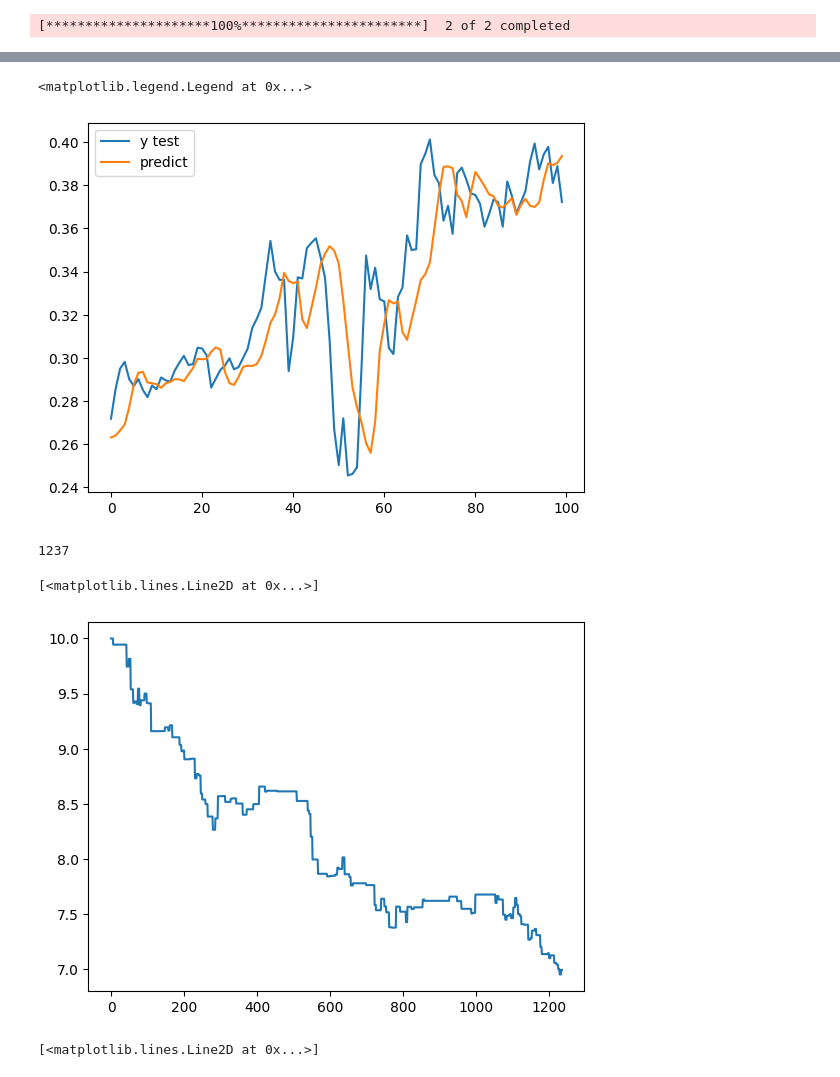
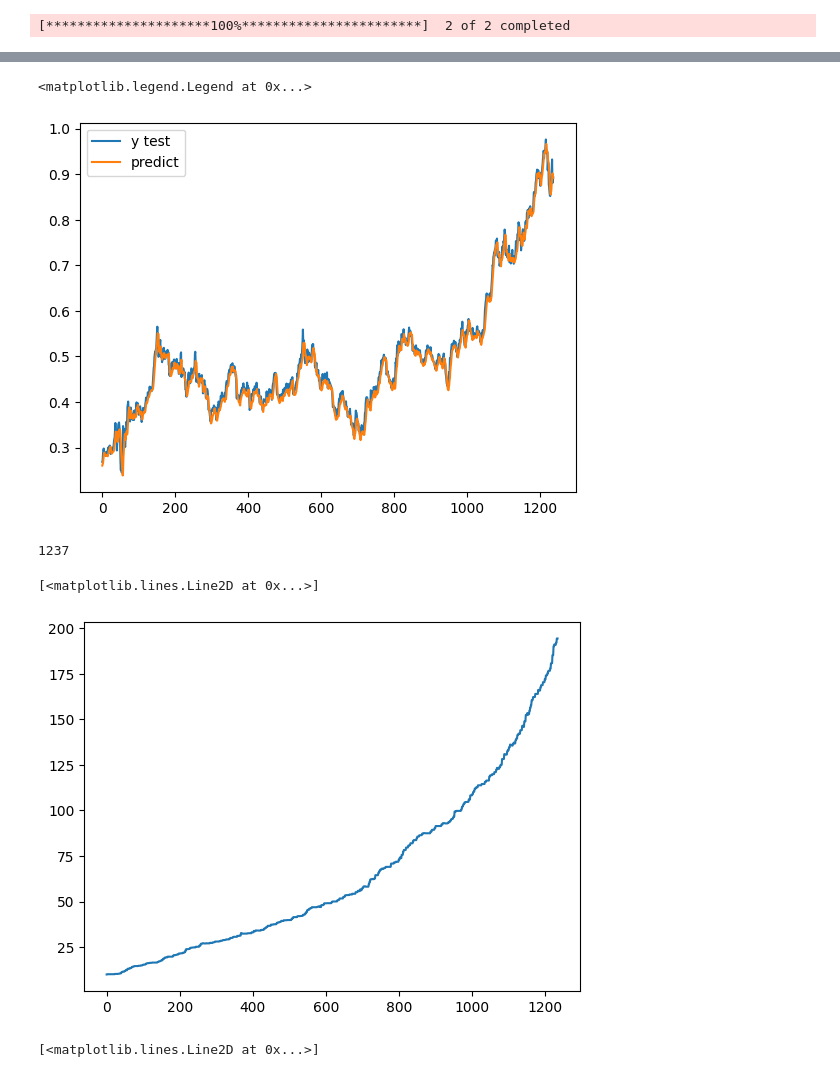
Before and after one commit to BrossBoy/internship, a Jupyter notebook: new_mid/train.ipynb, the cells around one changed output, grey strips where cells are left out. Cells and saved outputs as stored; diff of their text form; code cells hidden in the pictures.

```diff
--- a/new_mid/train.ipynb
+++ b/new_mid/train.ipynb
@@ -165,7 +165,7 @@ def split(data, size, range_day, close):
 def model_lstm(range_input=30, neurons=30, n_feature=3):
     model = Sequential()
     model.add(LSTM(neurons, input_shape=(range_input, n_feature), return_sequences=False))
-    model.add(LSTM(int(neurons/2), return_sequences=True))
+    # model.add(LSTM(int(neurons/2), return_sequences=False))
     model.add(Dense(1, activation="linear"))
     model.compile(loss='mean_squared_error', optimizer=optimizers.Adam())
     return model
@@ -187,6 +187,6 @@ print(x_train.shape)
 # %%
 model = model_lstm(range_input=x_train.shape[1], neurons=200, n_feature=x_train.shape[2])
-history = model.fit(x_train, y_train, batch_size=200, epochs=200, verbose=2)
+history = model.fit(x_train, y_train, batch_size=200, epochs=100, verbose=2)
 # print(history)
 plt.plot(history.history["loss"])
 # %% [output]
@@ -194,6 +212,6 @@ ValueError: Input 0 of layer "lstm_9" is incompatible with the layer: expected n
 # %%
 predict = model.predict(x_test)
-plt.plot(y_test[:100], label="y test")
-plt.plot(predict[:100], label="predict")
+plt.plot(y_test, label="y test")
+plt.plot(predict, label="predict")
 plt.legend()
 # %% [output]
@@ -201,5 +219,5 @@ plt.legend()
 <matplotlib.legend.Legend at 0x...>
-[figure, old version]
+[figure, new version]
 # %%
 print(len(close_test))
 # %% [output]
@@ -209,18 +227,19 @@ capital = 10
 open_status = False
 count_day = 0
 capital_history = [capital]
-for i in range(len(close_test) - 1):
+for i in range(taget_date, len(close_test) - taget_date):
     today_c = close_test[i]
-    future_c = close_test[i+1]
+    future_c = close_test[i+taget_date]
 
-    today_p = x_test[i, range_date-1, -1]
-    future_p = predict[i]
+    # today_p = x_test[i, range_date-1, -1]
+    today_p = predict[i]
+    future_p = predict[i+1]
     diff_change = future_p - today_p
     if open_status:
         count_day += 1
         if count_day == taget_date:
             open_status = False
-    elif abs(diff_change) > 0.01:
+    elif abs(diff_change) > 0.005:
         open_status = True
         count_day = 0
         capital *= 0.999
@@ -234,7 +253,7 @@ for i in range(len(close_test) - 1):
 plt.plot(capital_history)
 # %% [output]
 [<matplotlib.lines.Line2D at 0x...>]
-[figure, old version]
+[figure, new version]
 # %%
 plt.plot(x_test[:, range_date-1, -1])
 # %% [output]
```
Also changed, not shown: parts of 3 cells of this notebook.
